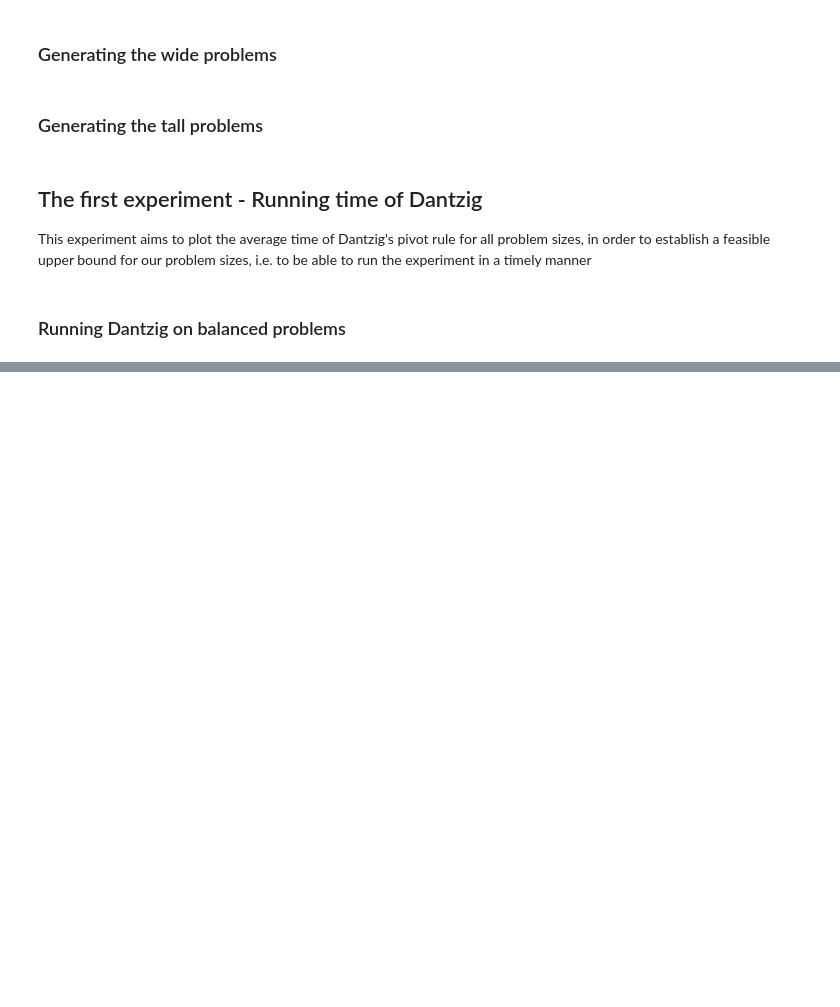
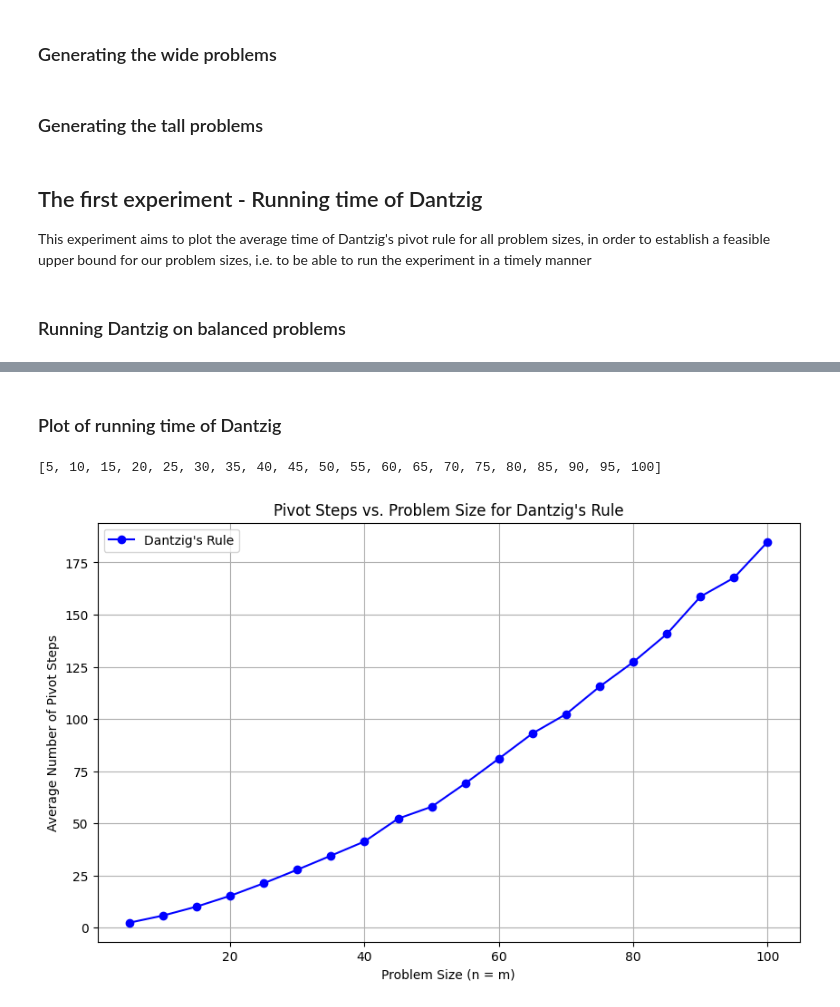
Before and after one commit to AndreiLucianRadulescu/Level5Project, a Jupyter notebook: pivot_rules_one_phase_only_experiment.ipynb, the cells around one changed output, grey strips where cells are left out. Drawn from its saved outputs; the diff is of its cells as text; code cells hidden in the pictures; blank space fills up the shorter version.

Commit message:
Finished running experiment for Dantzig.

```diff
--- a/pivot_rules_one_phase_only_experiment.ipynb
+++ b/pivot_rules_one_phase_only_experiment.ipynb
@@ -129,0 +204,19 @@ KeyboardInterrupt:
+# %%
+for (x, y) in balanced_sizes:
+    print(f'Currently solving for size {x}x{y}.')
+    current_size_results = {}
+
+    for i in tqdm(range(1, 251)):
+        lp_parser.parse_file(os.path.join(balanced_folder, f"{x}x{y}", f"{i}.lp"))
+
+        start_time = time.time()
+        my_solver_output = dantzig_solver.solve(lp_parser)
+        end_time = time.time()
+
+        my_solver_output['total_time'] = (end_time - start_time) * 1000
+        current_size_results[f"{i}.lp"] = my_solver_output
+
+    with open(os.path.join(balanced_folder, f"{x}x{y}", f'random_results.json'), 'w') as f:
+        json.dump(current_size_results, f, indent = 4)
+
+    print(f'Done with size {x}x{y}. Results saved.')
@@ -129,0 +248,45 @@ KeyboardInterrupt:
+# %% [markdown]
+### Plot of running time of Dantzig
+# %%
+import matplotlib.pyplot as plt
+
+# Store results for plotting
+sizes = []
+avg_pivot_steps = []
+
+# Loop through each problem size folder (5x5, 10x10, ..., 100x100)
+for size in range(5, 101, 5):
+    folder_name = f"{size}x{size}"
+    file_path = os.path.join(balanced_folder, folder_name, "dantzig_results.json")
+
+    if not os.path.exists(file_path):
+        print(f"Skipping {folder_name}, file not found.")
+        continue
+
+    # Load JSON results
+    with open(file_path, "r") as f:
+        results = json.load(f)
+
+    # Extract pivot steps from all instances
+    pivot_steps = [results[f"{i}.lp"]["num_pivot_steps"] for i in range(1, 251)]
+
+    # Compute average pivot steps
+    avg_pivot = sum(pivot_steps) / len(pivot_steps)
+
+    # Store results for plotting
+    sizes.append(size)
+    avg_pivot_steps.append(avg_pivot)
+
+# Plot results
+plt.figure(figsize=(10, 6))
+plt.plot(sizes, avg_pivot_steps, marker="o", linestyle="-", color="b", label="Dantzig's Rule")
+
+plt.xlabel("Problem Size (n = m)")
+plt.ylabel("Average Number of Pivot Steps")
+plt.title("Pivot Steps vs. Problem Size for Dantzig's Rule")
+plt.legend()
+plt.grid(True)
+plt.show()
+# %% [output]
+[5, 10, 15, 20, 25, 30, 35, 40, 45, 50, 55, 60, 65, 70, 75, 80, 85, 90, 95, 100]
+[figure, added]
```
Also changed, not shown: parts of 7 cells of this notebook.
